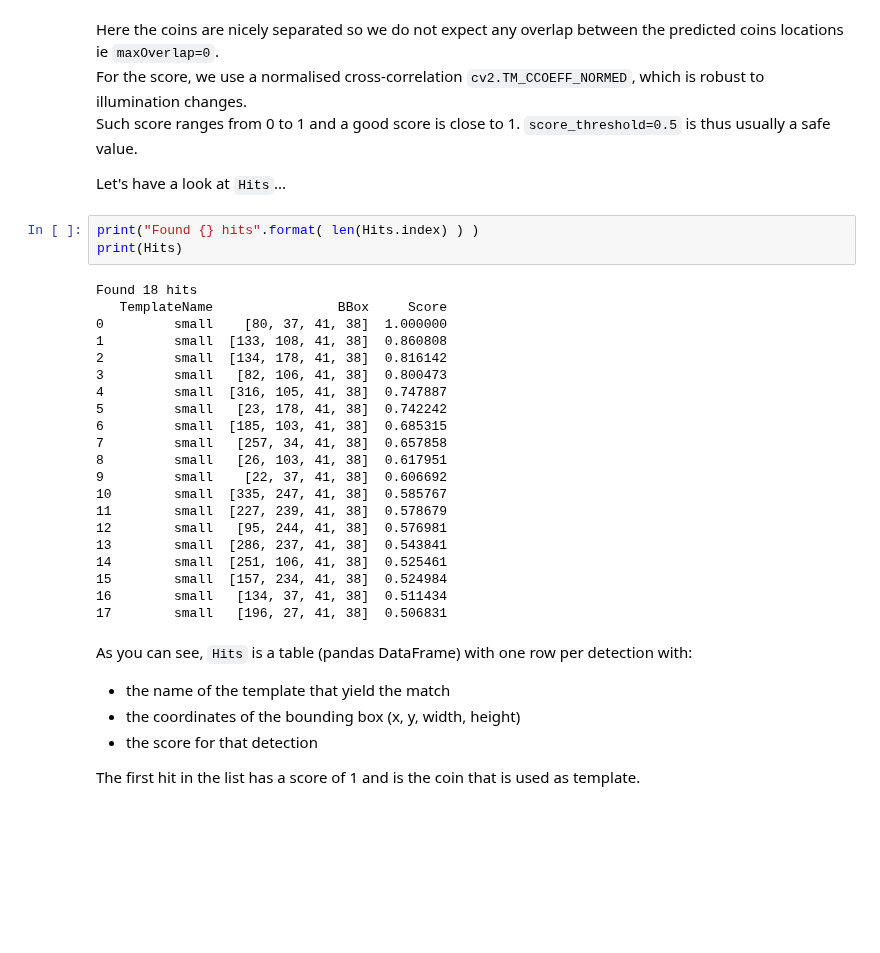
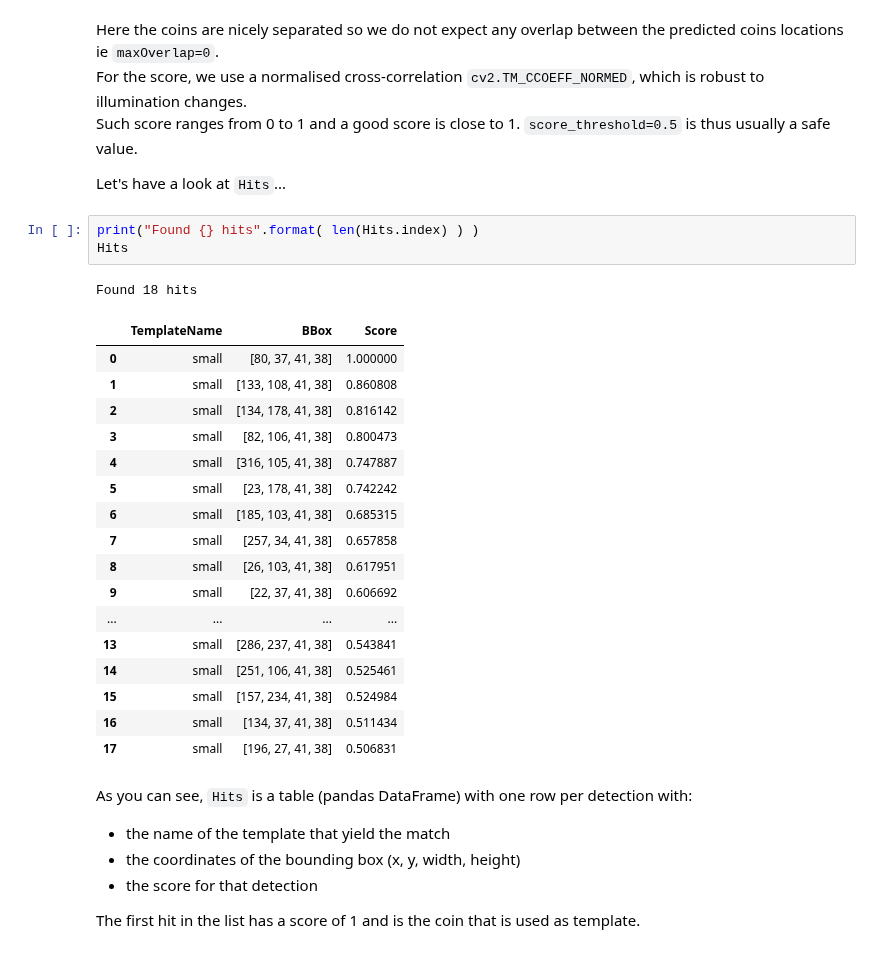
Before and after one commit to multi-template-matching/MultiTemplateMatching-Python, a Jupyter notebook: tutorials/Tutorial1-Introduction.ipynb, the cells around one changed output. Cells and saved outputs as stored; diff of their text form; blank space fills up the shorter version.

Commit message:
Use builtin jupyter notebook to show table

```diff
--- a/tutorials/Tutorial1-Introduction.ipynb
+++ b/tutorials/Tutorial1-Introduction.ipynb
@@ -79,28 +79,26 @@ Such score ranges from 0 to 1 and a good score is close to 1. `score_threshold=0
 Let's have a look at `Hits`...
 # %%
 print("Found {} hits".format( len(Hits.index) ) )
-print(Hits)
+Hits
 # %% [output]
 Found 18 hits
-   TemplateName                BBox     Score
-0         small    [80, 37, 41, 38]  1.000000
-1         small  [133, 108, 41, 38]  0.860808
-2         small  [134, 178, 41, 38]  0.816142
-3         small   [82, 106, 41, 38]  0.800473
-4         small  [316, 105, 41, 38]  0.747887
-5         small   [23, 178, 41, 38]  0.742242
-6         small  [185, 103, 41, 38]  0.685315
-7         small   [257, 34, 41, 38]  0.657858
-8         small   [26, 103, 41, 38]  0.617951
-9         small    [22, 37, 41, 38]  0.606692
-10        small  [335, 247, 41, 38]  0.585767
-11        small  [227, 239, 41, 38]  0.578679
-12        small   [95, 244, 41, 38]  0.576981
-13        small  [286, 237, 41, 38]  0.543841
-14        small  [251, 106, 41, 38]  0.525461
-15        small  [157, 234, 41, 38]  0.524984
-16        small   [134, 37, 41, 38]  0.511434
-17        small   [196, 27, 41, 38]  0.506831
+|  | TemplateName | BBox | Score |
+| 0 | small | [80, 37, 41, 38] | 1.000000 |
+| 1 | small | [133, 108, 41, 38] | 0.860808 |
+| 2 | small | [134, 178, 41, 38] | 0.816142 |
+| 3 | small | [82, 106, 41, 38] | 0.800473 |
+| 4 | small | [316, 105, 41, 38] | 0.747887 |
+| 5 | small | [23, 178, 41, 38] | 0.742242 |
+| 6 | small | [185, 103, 41, 38] | 0.685315 |
+| 7 | small | [257, 34, 41, 38] | 0.657858 |
+| 8 | small | [26, 103, 41, 38] | 0.617951 |
+| 9 | small | [22, 37, 41, 38] | 0.606692 |
+| ... | ... | ... | ... |
+| 13 | small | [286, 237, 41, 38] | 0.543841 |
+| 14 | small | [251, 106, 41, 38] | 0.525461 |
+| 15 | small | [157, 234, 41, 38] | 0.524984 |
+| 16 | small | [134, 37, 41, 38] | 0.511434 |
+| 17 | small | [196, 27, 41, 38] | 0.506831 |
 # %% [markdown]
 As you can see, `Hits` is a table (pandas DataFrame) with one row per detection with:
 - the name of the template that yield the match
```
Also changed, not shown: 2 other files.
